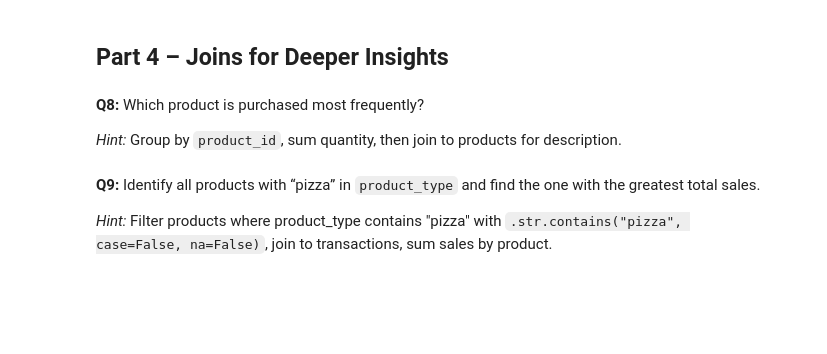
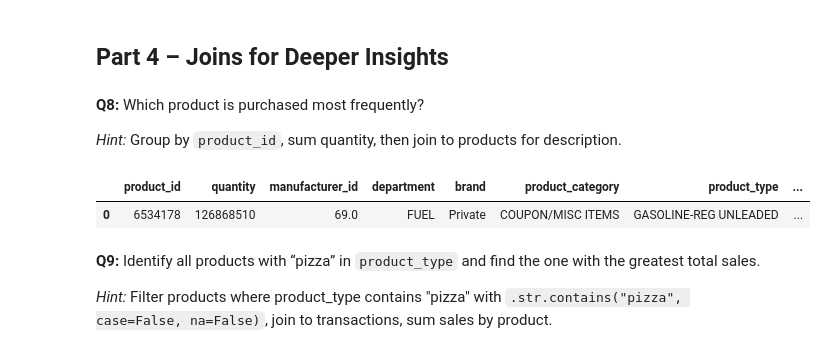
Before and after one commit to prachii712/learningsql-2875059, a Jupyter notebook: homework/homework2.ipynb, the cells around one changed output. Cells and saved outputs as stored; diff of their text form; code cells hidden in the pictures; blank space fills up the shorter version.

```diff
--- a/homework/homework2.ipynb
+++ b/homework/homework2.ipynb
@@ -256,6 +316,17 @@ Transactions with quantity 0 = 8869
 *Hint:* Group by `product_id`, sum quantity, then join to products for description.
 # %%
 # Your code here
+
+# total quantity by product
+total_quantity_by_product = (transactions.groupby('product_id')['quantity'].sum().sort_values(ascending=False).reset_index())
+
+# joining to products for description
+total_quantity_by_product = total_quantity_by_product.merge(products, on='product_id', how='left').head(1)
+
+total_quantity_by_product
+# %% [output]
+|  | product_id | quantity | manufacturer_id | department | brand | product_category | product_type | ... |
+| 0 | 6534178 | 126868510 | 69.0 | FUEL | Private | COUPON/MISC ITEMS | GASOLINE-REG UNLEADED | ... |
 # %% [markdown]
 
 **Q9:** Identify all products with “pizza” in `product_type` and find the one with the greatest total sales.
```
Also changed, not shown: parts of 11 cells of this notebook.
